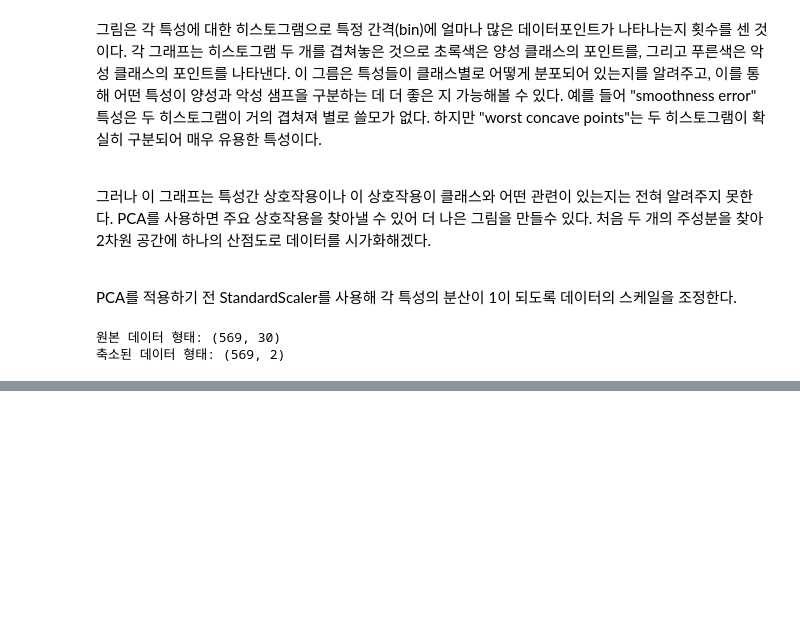
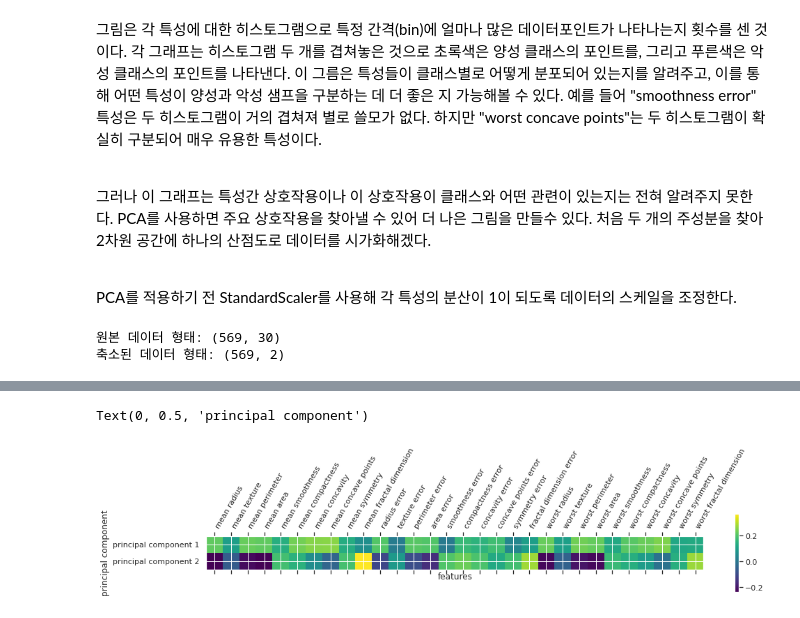
Before and after one commit to 201ssc/python_test1, a Jupyter notebook: 3_4_차원축소,_특성_축줄_매니폴드_학습.ipynb, the cells around one changed output, grey strips where cells are left out. Drawn from its saved outputs; the diff is of its cells as text; code cells hidden in the pictures; blank space fills up the shorter version.

```diff
--- a/3_4_차원축소,_특성_축줄_매니폴드_학습.ipynb
+++ b/3_4_차원축소,_특성_축줄_매니폴드_학습.ipynb
@@ -136,0 +161,12 @@ Text(0.5, 0, 'second principal component')
+# %%
+# 이 값을 히트맵으로 시각화 하면 이해하기 더 쉬울 수 있다.
+plt.matshow(pca.components_, cmap='viridis')
+plt.yticks([0, 1], ["principal component 1", "principal component 2"])
+
+plt.colorbar()
+plt.xticks(range(len(cancer.feature_names)), cancer.feature_names, rotation=60, ha='left')
+plt.xlabel("features")
+plt.ylabel("principal component")
+# %% [output]
+Text(0, 0.5, 'principal component')
+[figure, added]
```
Also changed, not shown: parts of 17 cells of this notebook.
